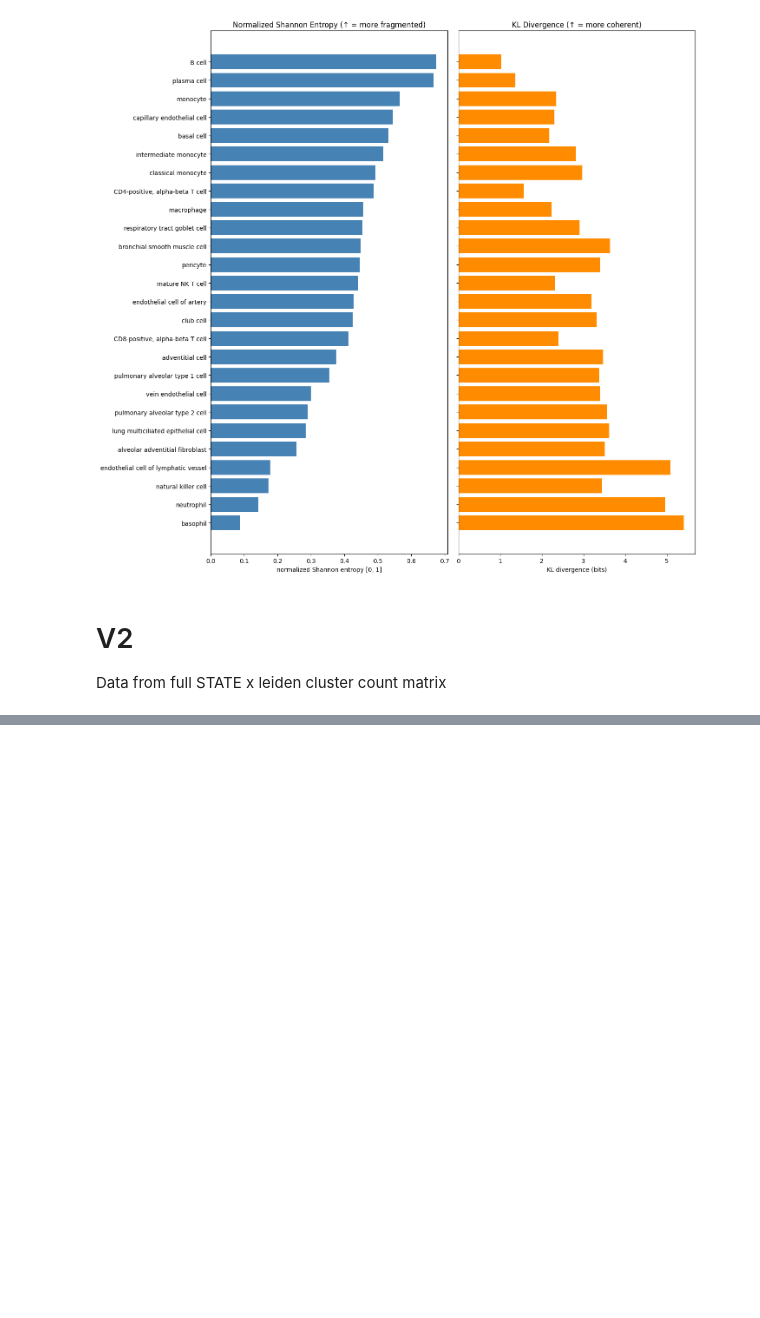
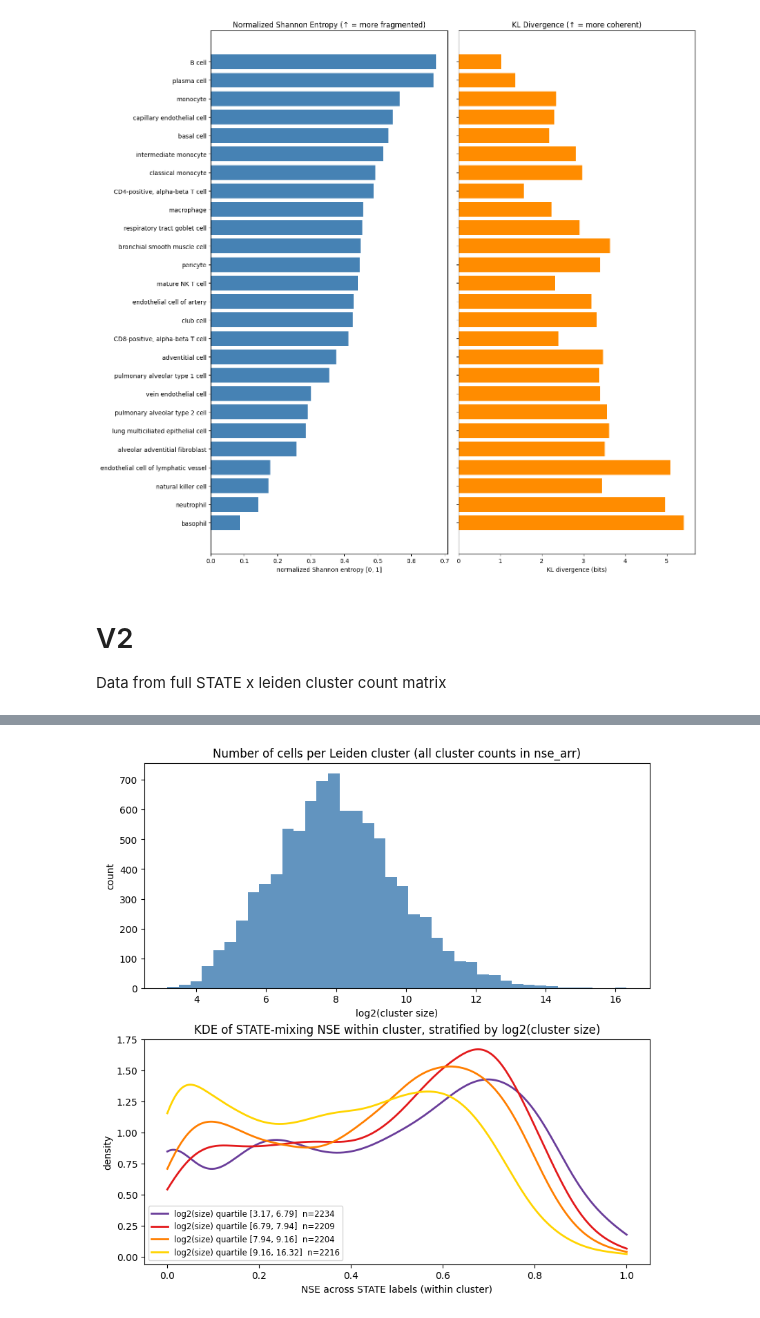
Before and after one commit to otodreas/scBaseCount_Pipeline, a Jupyter notebook: notebooks/dataset-state-matrix.ipynb, the cells around one changed output, grey strips where cells are left out. Saved outputs shown, nothing was run; the diff lists cells and outputs as text; code cells hidden in the pictures; blank space fills up the shorter version.

Commit message:
run dataset stats

```diff
--- a/notebooks/dataset-state-matrix.ipynb
+++ b/notebooks/dataset-state-matrix.ipynb
@@ -319,8 +319,8 @@ for i, sample in enumerate(samples):
 
 da = xr.DataArray(
     arr,
-    dims=["sample_id", "cell_type", "cluster_id"],
-    coords={"sample_id": samples, "cell_type": cell_types, "cluster_id": clusters},
+    dims=["accession", "STATE", "leiden_cluster"],
+    coords={"accession": samples, "STATE": cell_types, "leiden_cluster": clusters},
     name="cell_count",
 )
 
@@ -357,0 +405,46 @@ array([  0,   1,   2,   3,   4,   5,   6,   7,   8,   9,  10,  11,  12,
+# %%
+import matplotlib.pyplot as plt
+import pandas as pd
+from scipy.stats import gaussian_kde
+
+arr = np.asarray(nse_arr, dtype=float)
+nse_vals = arr[:, 0]
+sizes = np.maximum(arr[:, 1].astype(np.float64), 1.0)
+log_sz = np.log2(sizes)
+
+bins = pd.qcut(log_sz, q=4, duplicates="drop")
+fig, axes = plt.subplots(2, 1, figsize=(8, 8), layout="constrained")
+
+axes[0].hist(log_sz, bins=40, color="steelblue", alpha=0.85)
+axes[0].set_title("Number of cells per Leiden cluster (all cluster counts in nse_arr)")
+axes[0].set_xlabel("log2(cluster size)")
+axes[0].set_ylabel("count")
+
+axx = axes[1]
+n_cats = len(bins.categories)
+if n_cats == 4:
+    palette = ["#6a3d9a", "#e31a1c", "#ff7f00", "#ffd400"]
+else:
+    palette = [plt.cm.plasma(t) for t in np.linspace(0.1, 0.9, max(n_cats, 1))]
+
+bin_codes = np.asarray(bins.codes)
+for idx, interval in enumerate(bins.categories):
+    mask = bin_codes == idx
+    sub = nse_vals[mask]
+    sub = sub[np.isfinite(sub)]
+    if sub.size < 2:
+        continue
+    kde = gaussian_kde(sub)
+    pad = max((sub.max() - sub.min()) * 0.08, 0.02)
+    lo, hi = max(0.0, sub.min() - pad), min(1.0, sub.max() + pad)
+    xx = np.linspace(lo, hi, 256)
+    label = f"log2(size) quartile [{interval.left:.2f}, {interval.right:.2f}]  n={mask.sum():d}"
+    axx.plot(xx, kde(xx), color=palette[idx], label=label, lw=2)
+
+axx.set_title("KDE of STATE-mixing NSE within cluster, stratified by log2(cluster size)")
+axx.set_xlabel("NSE across STATE labels (within cluster)")
+axx.set_ylabel("density")
+axx.legend(loc="best", fontsize="small")
+plt.show()
+# %% [output]
+[figure, added]
```
Also changed, not shown: parts of 3 cells of this notebook, 1 other file.
